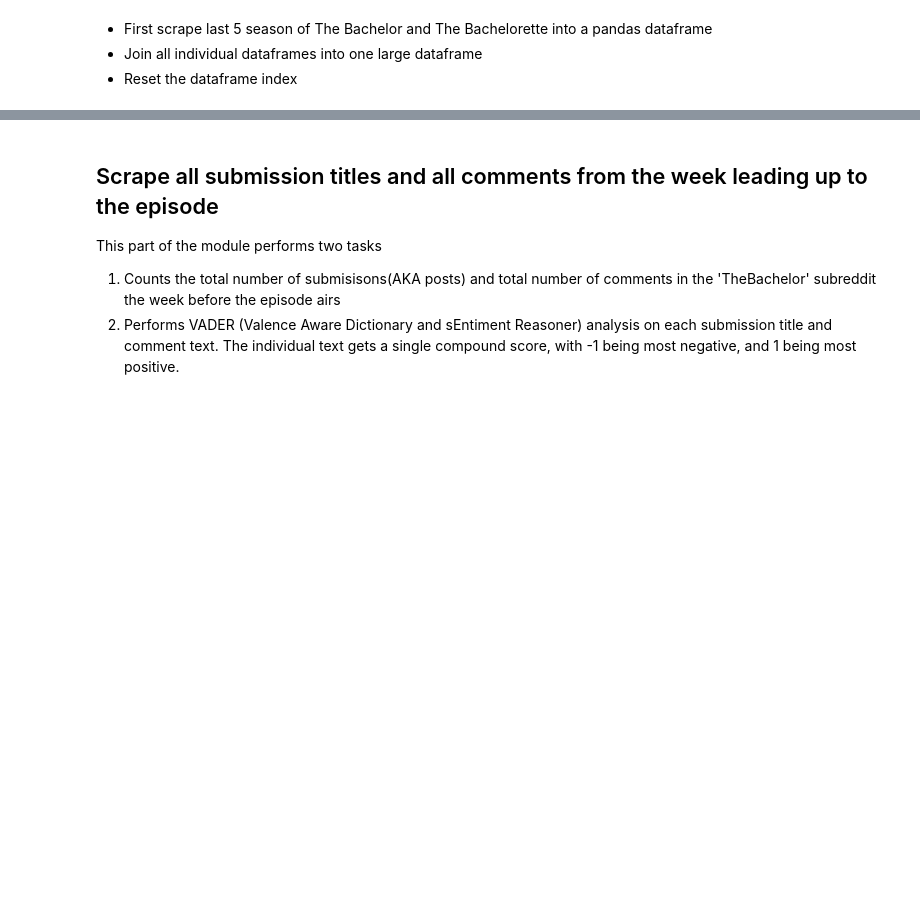
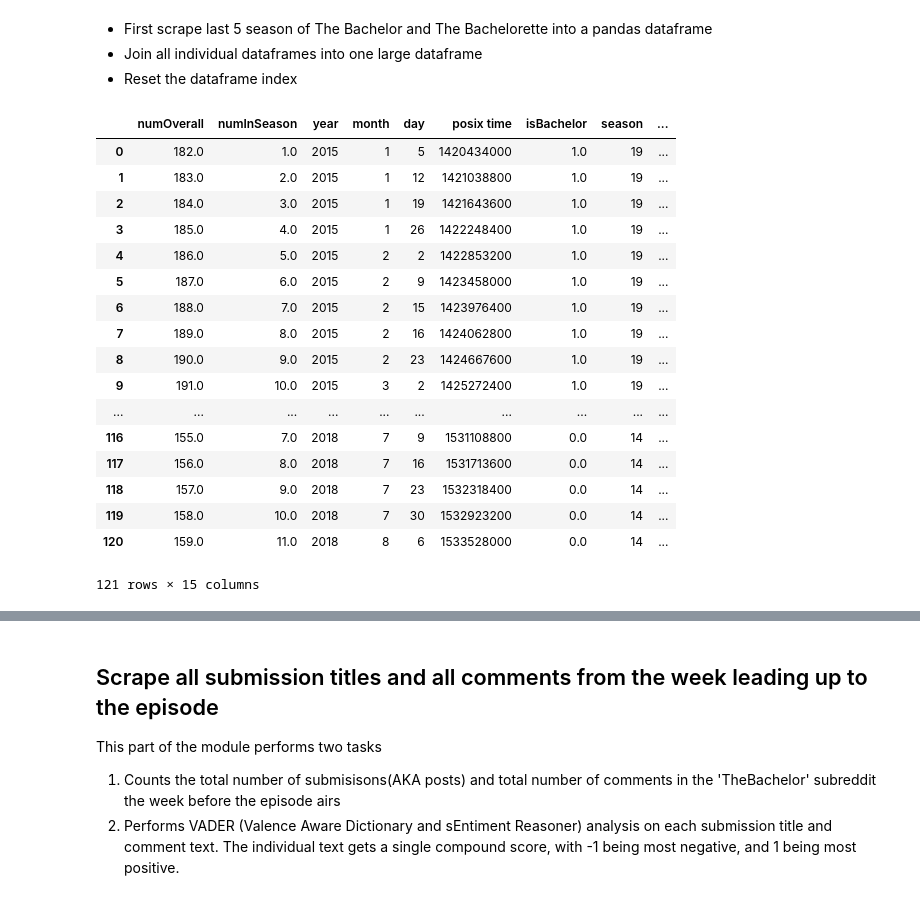
Before and after one commit to jlaw8504/alphaPRAW, a Jupyter notebook: Bachelor Linear Regression.ipynb, the cells around one changed output, grey strips where cells are left out. Drawn from its saved outputs; the diff is of its cells as text; code cells hidden in the pictures; blank space fills up the shorter version.

```diff
--- a/Bachelor Linear Regression.ipynb
+++ b/Bachelor Linear Regression.ipynb
@@ -27 +30,22 @@ df.reset_index(drop=True, inplace=True)
+# %%
+df
+# %% [output]
+|  | numOverall | numInSeason | year | month | day | posix time | isBachelor | season | ... |
+| 0 | 182.0 | 1.0 | 2015 | 1 | 5 | 1420434000 | 1.0 | 19 | ... |
+| 1 | 183.0 | 2.0 | 2015 | 1 | 12 | 1421038800 | 1.0 | 19 | ... |
+| 2 | 184.0 | 3.0 | 2015 | 1 | 19 | 1421643600 | 1.0 | 19 | ... |
+| 3 | 185.0 | 4.0 | 2015 | 1 | 26 | 1422248400 | 1.0 | 19 | ... |
+| 4 | 186.0 | 5.0 | 2015 | 2 | 2 | 1422853200 | 1.0 | 19 | ... |
+| 5 | 187.0 | 6.0 | 2015 | 2 | 9 | 1423458000 | 1.0 | 19 | ... |
+| 6 | 188.0 | 7.0 | 2015 | 2 | 15 | 1423976400 | 1.0 | 19 | ... |
+| 7 | 189.0 | 8.0 | 2015 | 2 | 16 | 1424062800 | 1.0 | 19 | ... |
+| 8 | 190.0 | 9.0 | 2015 | 2 | 23 | 1424667600 | 1.0 | 19 | ... |
+| 9 | 191.0 | 10.0 | 2015 | 3 | 2 | 1425272400 | 1.0 | 19 | ... |
+| ... | ... | ... | ... | ... | ... | ... | ... | ... | ... |
+| 116 | 155.0 | 7.0 | 2018 | 7 | 9 | 1531108800 | 0.0 | 14 | ... |
+| 117 | 156.0 | 8.0 | 2018 | 7 | 16 | 1531713600 | 0.0 | 14 | ... |
+| 118 | 157.0 | 9.0 | 2018 | 7 | 23 | 1532318400 | 0.0 | 14 | ... |
+| 119 | 158.0 | 10.0 | 2018 | 7 | 30 | 1532923200 | 0.0 | 14 | ... |
+| 120 | 159.0 | 11.0 | 2018 | 8 | 6 | 1533528000 | 0.0 | 14 | ... |
+121 rows × 15 columns
 # %%
```
Also changed, not shown: parts of 13 cells of this notebook, 2 other files.
